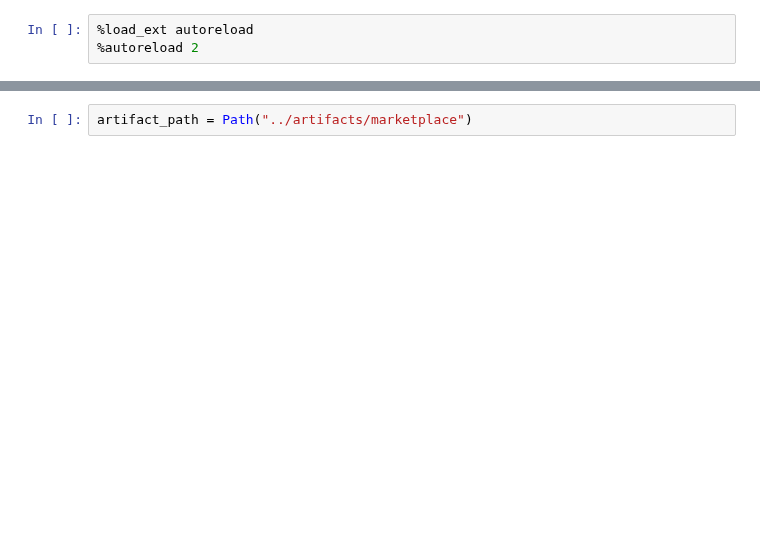
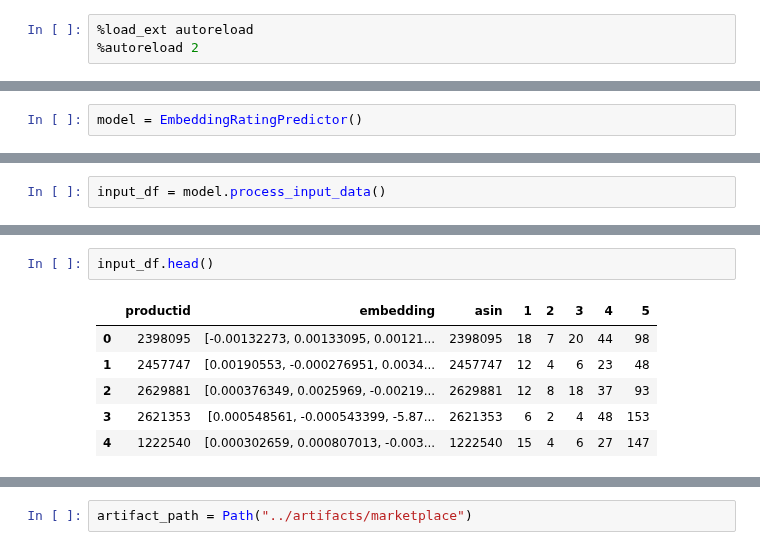
Before and after one commit to narendramukherjee/reputation-systems, a Jupyter notebook: snpe/notebooks/rating_prediction_from_embeddings.ipynb, the cells around one changed output, grey strips where cells are left out. Cells and saved outputs as stored; diff of their text form; blank space fills up the shorter version.

Commit message:
First rough commit containing the GMM based density estimator of ratings and the embeddings to ratings NN based prediction model

```diff
--- a/snpe/notebooks/rating_prediction_from_embeddings.ipynb
+++ b/snpe/notebooks/rating_prediction_from_embeddings.ipynb
@@ -25,0 +32,2 @@ import numpy as np
+# %%
+model = EmbeddingRatingPredictor()
@@ -25,0 +47,2 @@ import numpy as np
+# %%
+input_df = model.process_input_data()
@@ -25,0 +52,9 @@ import numpy as np
+# %%
+input_df.head()
+# %% [output]
+|  | productid | embedding | asin | 1 | 2 | 3 | 4 | 5 |
+| 0 | 2398095 | [-0.00132273, 0.00133095, 0.00121... | 2398095 | 18 | 7 | 20 | 44 | 98 |
+| 1 | 2457747 | [0.00190553, -0.000276951, 0.0034... | 2457747 | 12 | 4 | 6 | 23 | 48 |
+| 2 | 2629881 | [0.000376349, 0.0025969, -0.00219... | 2629881 | 12 | 8 | 18 | 37 | 93 |
+| 3 | 2621353 | [0.000548561, -0.000543399, -5.87... | 2621353 | 6 | 2 | 4 | 48 | 153 |
+| 4 | 1222540 | [0.000302659, 0.000807013, -0.003... | 1222540 | 15 | 4 | 6 | 27 | 147 |
```
Also changed, not shown: parts of 10 cells of this notebook, 13 other files.
